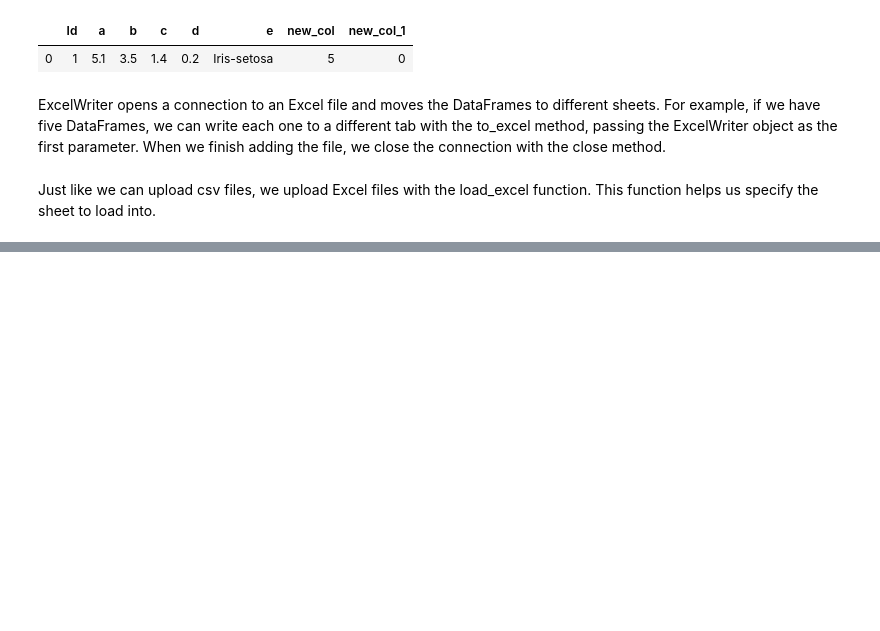
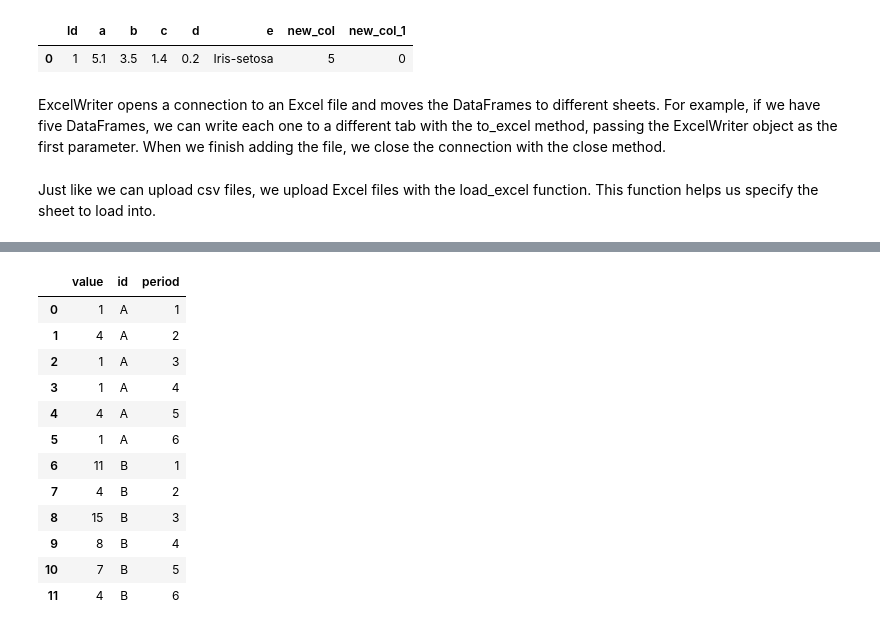
Before and after one commit to thecodemancer/study-with-me, a Jupyter notebook: python/pandas.ipynb, the cells around one changed output, grey strips where cells are left out. Saved outputs shown, nothing was run; the diff lists cells and outputs as text; code cells hidden in the pictures; blank space fills up the shorter version.

```diff
--- a/python/pandas.ipynb
+++ b/python/pandas.ipynb
@@ -708,0 +1151,32 @@ Just like we can upload csv files, we upload Excel files with the load_excel fun
+# %%
+data = [
+ [1,"A","1"],
+ [4,"A","2"],
+ [1,"A","3"],
+ [1,"A","4"],
+ [4,"A","5"],
+ [1,"A","6"],
+ [11,"B","1"],
+ [4,"B","2"],
+ [15,"B","3"],
+ [8,"B","4"],
+ [7,"B","5"],
+ [4,"B","6"]
+]
+df = pd.DataFrame(data)
+df.columns = ["value", "id", "period"]
+df
+# %% [output]
+|  | value | id | period |
+| 0 | 1 | A | 1 |
+| 1 | 4 | A | 2 |
+| 2 | 1 | A | 3 |
+| 3 | 1 | A | 4 |
+| 4 | 4 | A | 5 |
+| 5 | 1 | A | 6 |
+| 6 | 11 | B | 1 |
+| 7 | 4 | B | 2 |
+| 8 | 15 | B | 3 |
+| 9 | 8 | B | 4 |
+| 10 | 7 | B | 5 |
+| 11 | 4 | B | 6 |
```
Also changed, not shown: parts of 121 cells of this notebook.
